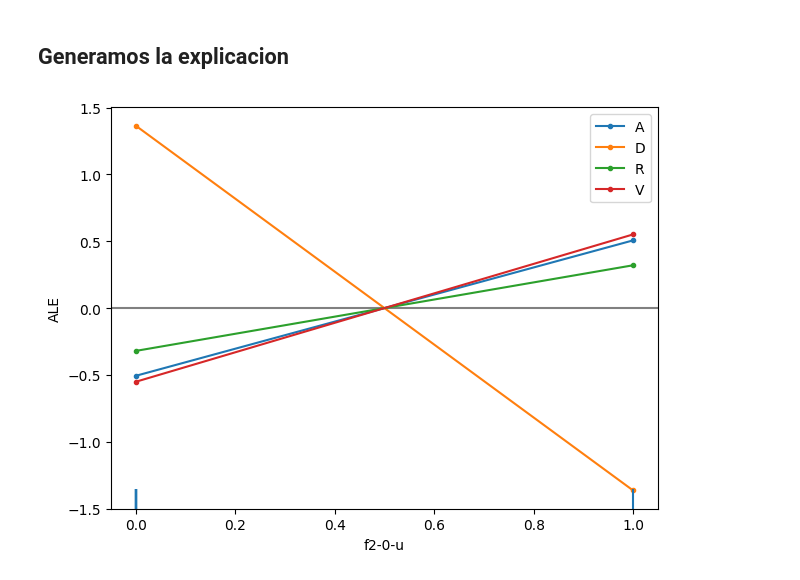
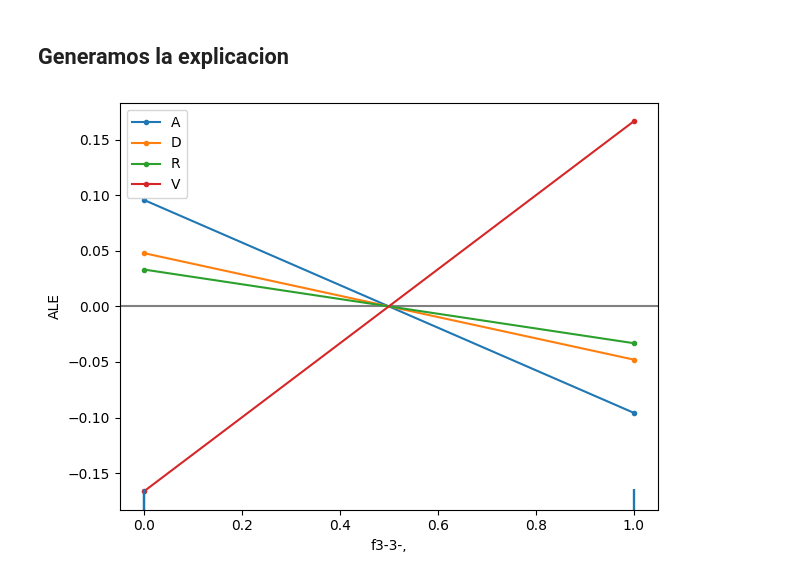
Before and after one commit to FranciscoMorenoB/TFG-XAI-CONCURRENCIA, a Jupyter notebook: Notebooks-Modificados/ALE.ipynb, the cells around one changed output. Drawn from its saved outputs; the diff is of its cells as text; code cells hidden in the pictures.

```diff
--- a/Notebooks-Modificados/ALE.ipynb
+++ b/Notebooks-Modificados/ALE.ipynb
@@ -126,7 +131,7 @@ nombres_clases = ["A", "D", "R", "V"]
 ale_explainer_lstm = ALE(predictor=predict_fn_SHAP_LSTM, feature_names=feature_names_mapped)
 
 # Características clave para LSTM
-features_lstm = [134]  # Indices correspondientes a las caracteristicas que queramos analizar
+features_lstm = [280]  # Indices correspondientes a las caracteristicas que queramos analizar
 
 # Generar la explicación para características seleccionadas
 ale_lstm = ale_explainer_lstm.explain(x_test, features=features_lstm)
@@ -166,31 +171,31 @@ def predict_fn_SHAP_CNN(x_train):
 # %%
 #%pip install alibi
 
 from alibi.explainers import ALE, plot_ale
 import matplotlib.pyplot as plt
 
 nombres_clases = ["A", "D", "R", "V"]
 
 # Definir el explainer ALE
 ale_explainer_cnn = ALE(predictor=predict_fn_SHAP_CNN, feature_names=feature_names_mapped)
 
 # Características clave para LSTM
-features_cnn = [134]  # Indices correspondientes a las caracteristicas que queramos analizar
+features_cnn = [280]  # Indices correspondientes a las caracteristicas que queramos analizar
 
 # Generar la explicación para características seleccionadas
 ale_cnn = ale_explainer_cnn.explain(x_test, features=features_cnn)
 
 # Graficar ALE
 fig = plot_ale(ale_cnn)
 
 # Cambiar las etiquetas de la leyenda
 legend = fig[0, 0].get_legend()
 if legend:
     for i, text in enumerate(legend.get_texts()):
         text.set_text(nombres_clases[i])
 
 # Mostrar gráfico actualizado
 plt.tight_layout()
 plt.show()
 # %% [output]
-[figure, old version]
+[figure, new version]
```
Also changed, not shown: parts of 3 cells of this notebook, 1 other file.
